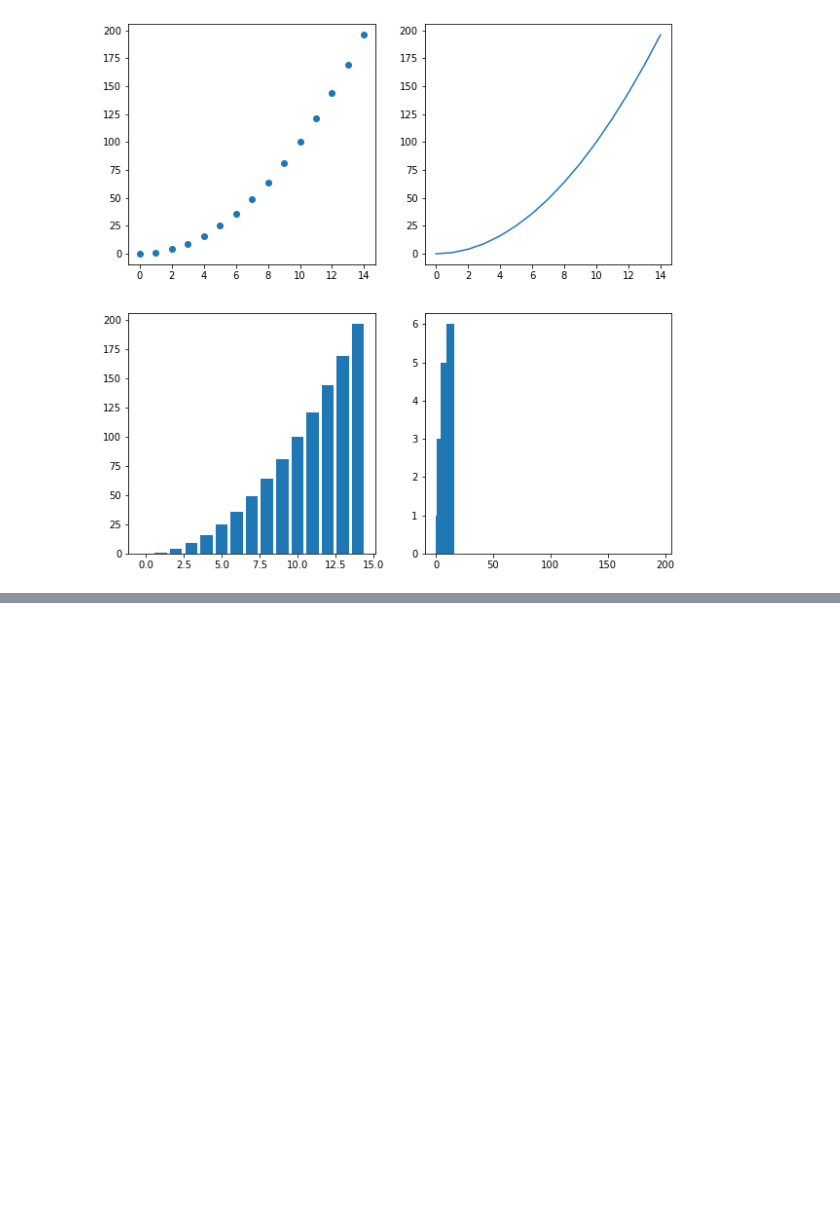
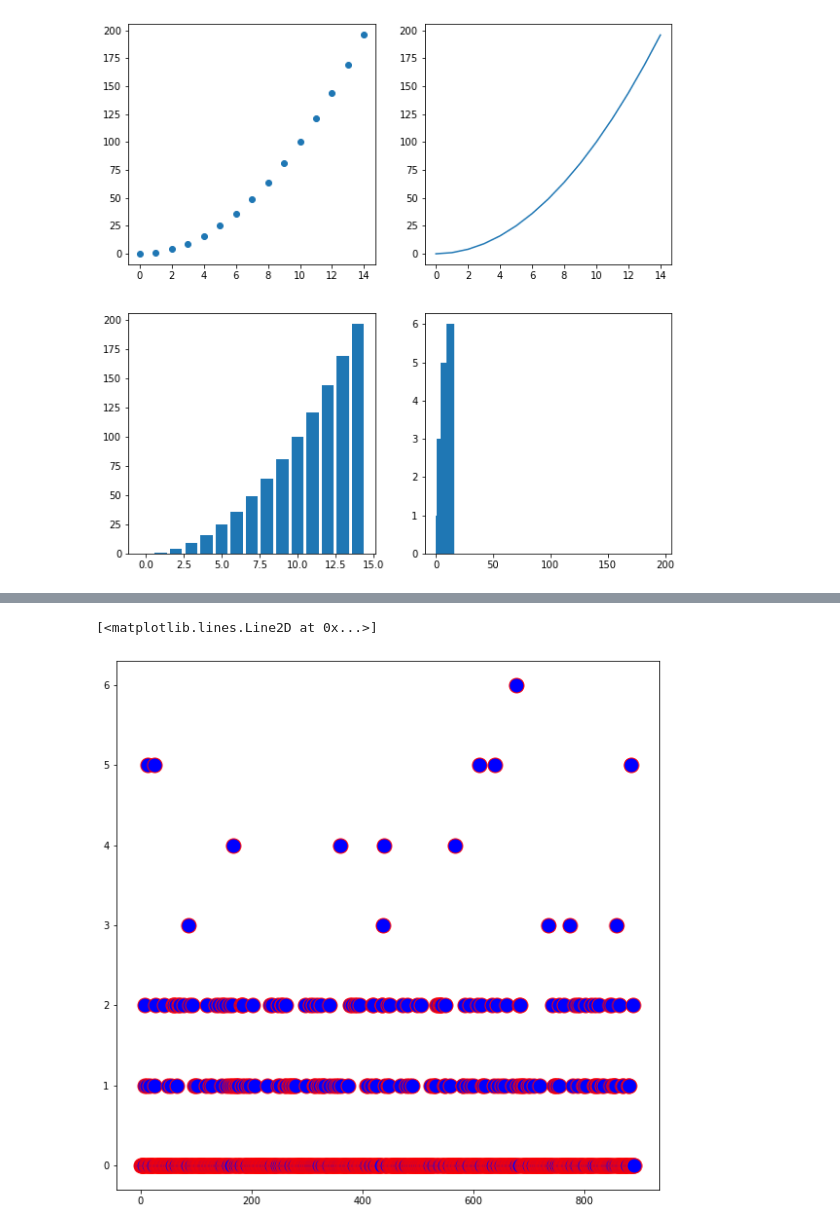
Before and after one commit to dongik9/MydataAnalysis, a Jupyter notebook: 20220913.ipynb, the cells around one changed output, grey strips where cells are left out. Saved outputs shown, nothing was run; the diff lists cells and outputs as text; code cells hidden in the pictures; blank space fills up the shorter version.

```diff
--- a/20220913.ipynb
+++ b/20220913.ipynb
@@ -90,0 +165,6 @@ plt.show()
+# %%
+plt.figure(figsize = (10,10))
+plt.plot(df['Parch'], 'o', ms = 15, mec = 'r', mfc = 'b', lw = 10, )
+# %% [output]
+[<matplotlib.lines.Line2D at 0x...>]
+[figure, added]
```
Also changed, not shown: parts of 8 cells of this notebook, 3 other files.
